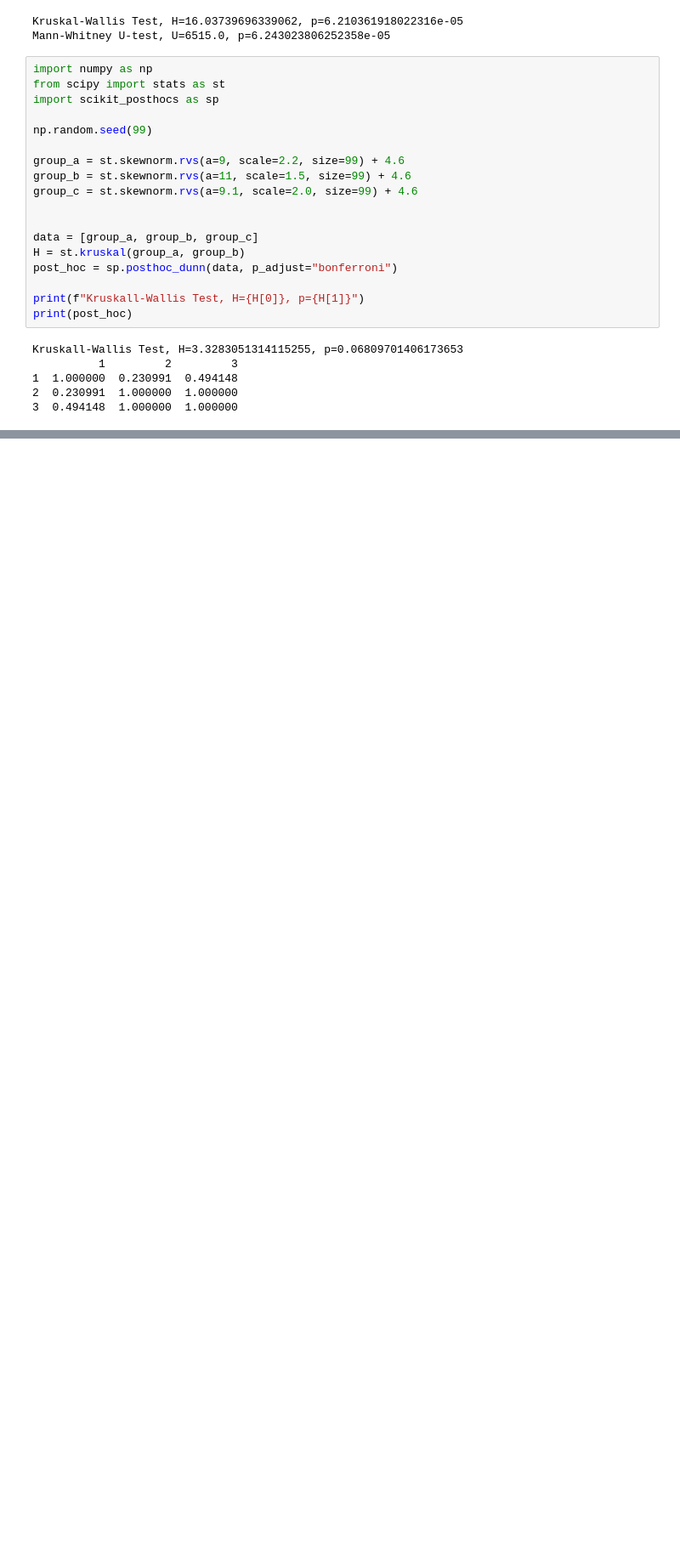
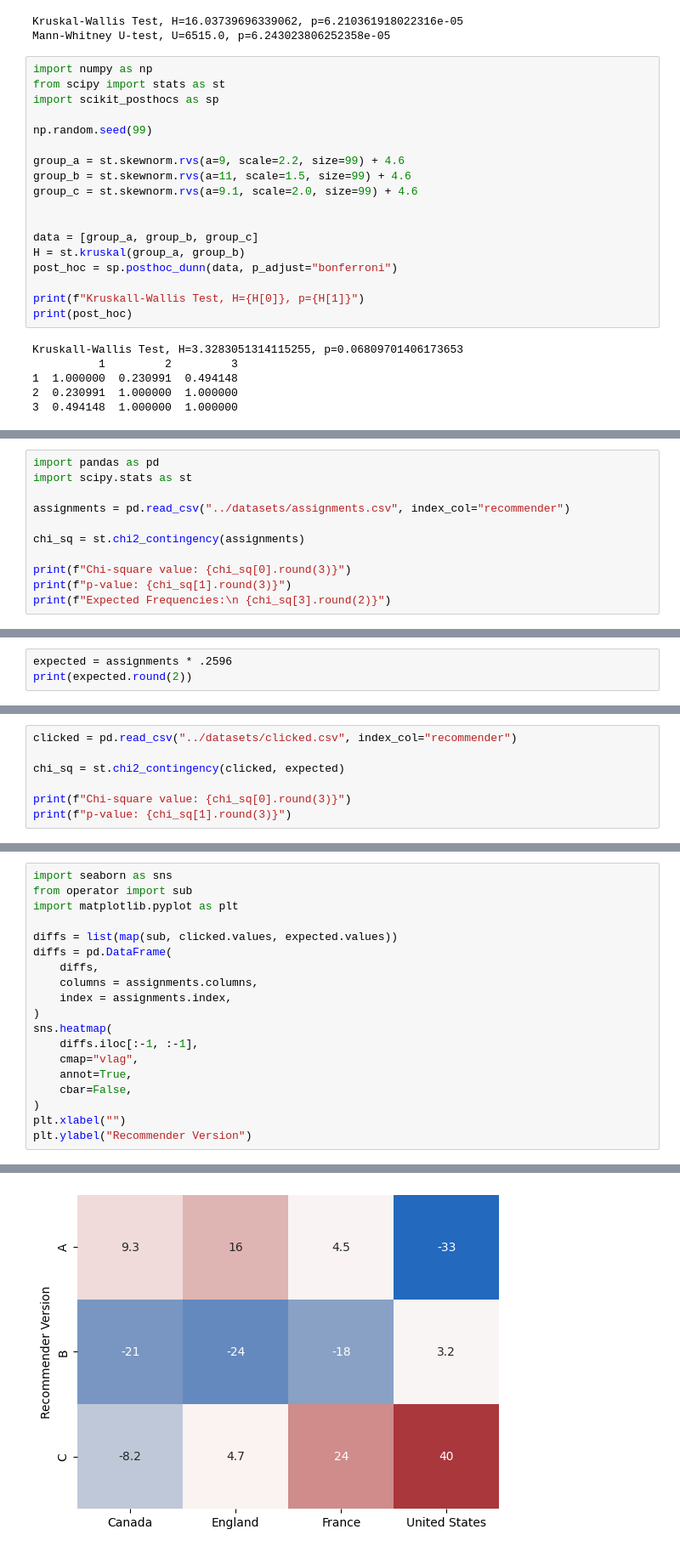
Before and after one commit to oliveiraphm/effective-data-analysis, a Jupyter notebook: src/ch05.ipynb, the cells around one changed output, grey strips where cells are left out. Shown: that part at 85% size. Cells and saved outputs as stored; diff of their text form; blank space fills up the shorter version.

```diff
--- a/src/ch05.ipynb
+++ b/src/ch05.ipynb
@@ -43,0 +46,11 @@ Kruskall-Wallis Test, H=3.3283051314115255, p=0.06809701406173653
+# %%
+import pandas as pd
+import scipy.stats as st
+
+assignments = pd.read_csv("../datasets/assignments.csv", index_col="recommender")
+
+chi_sq = st.chi2_contingency(assignments)
+
+print(f"Chi-square value: {chi_sq[0].round(3)}")
+print(f"p-value: {chi_sq[1].round(3)}")
+print(f"Expected Frequencies:\n {chi_sq[3].round(2)}")
@@ -43,0 +65,3 @@ Kruskall-Wallis Test, H=3.3283051314115255, p=0.06809701406173653
+# %%
+expected = assignments * .2596
+print(expected.round(2))
@@ -43,0 +75,7 @@ Kruskall-Wallis Test, H=3.3283051314115255, p=0.06809701406173653
+# %%
+clicked = pd.read_csv("../datasets/clicked.csv", index_col="recommender")
+
+chi_sq = st.chi2_contingency(clicked, expected)
+
+print(f"Chi-square value: {chi_sq[0].round(3)}")
+print(f"p-value: {chi_sq[1].round(3)}")
@@ -43,0 +85,20 @@ Kruskall-Wallis Test, H=3.3283051314115255, p=0.06809701406173653
+# %%
+import seaborn as sns
+from operator import sub
+import matplotlib.pyplot as plt
+
+diffs = list(map(sub, clicked.values, expected.values))
+diffs = pd.DataFrame(
+    diffs,
+    columns = assignments.columns,
+    index = assignments.index,
+)
+sns.heatmap(
+    diffs.iloc[:-1, :-1],
+    cmap="vlag",
+    annot=True,
+    cbar=False,
+)
+plt.xlabel("")
+plt.ylabel("Recommender Version")
+# %% [output]
@@ -43,0 +106 @@ Kruskall-Wallis Test, H=3.3283051314115255, p=0.06809701406173653
+[figure, added]
```
Also changed, not shown: parts of 12 cells of this notebook.
